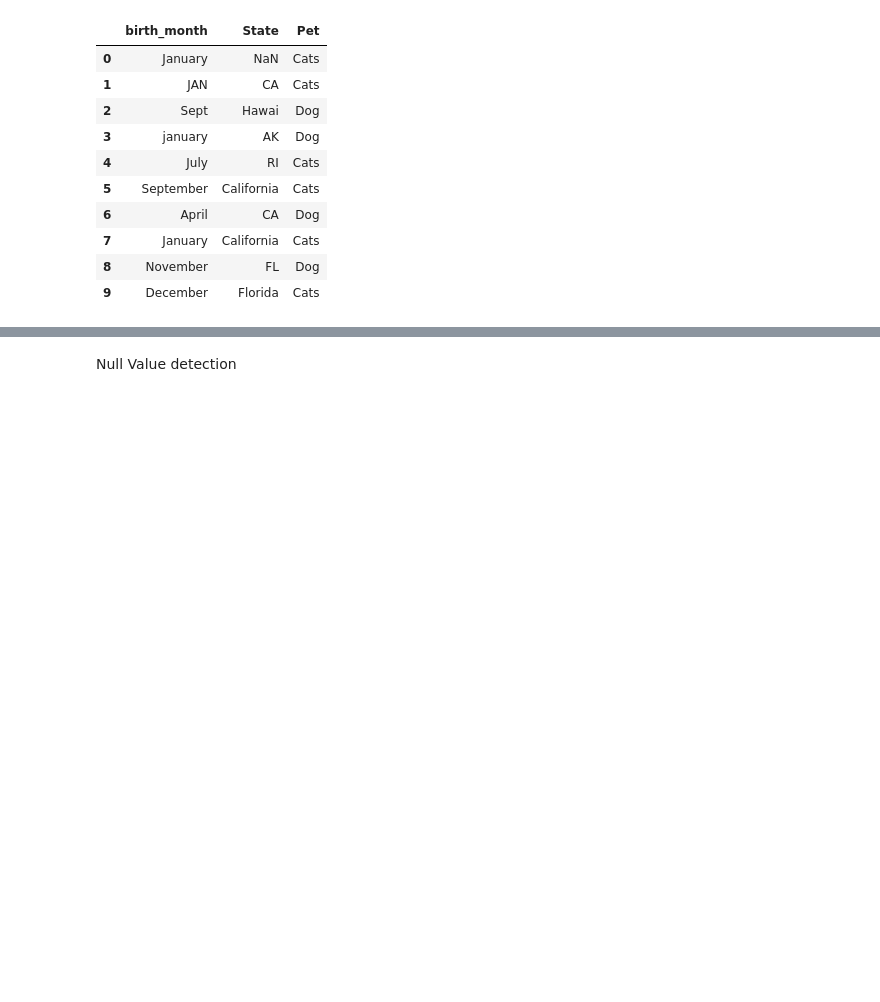
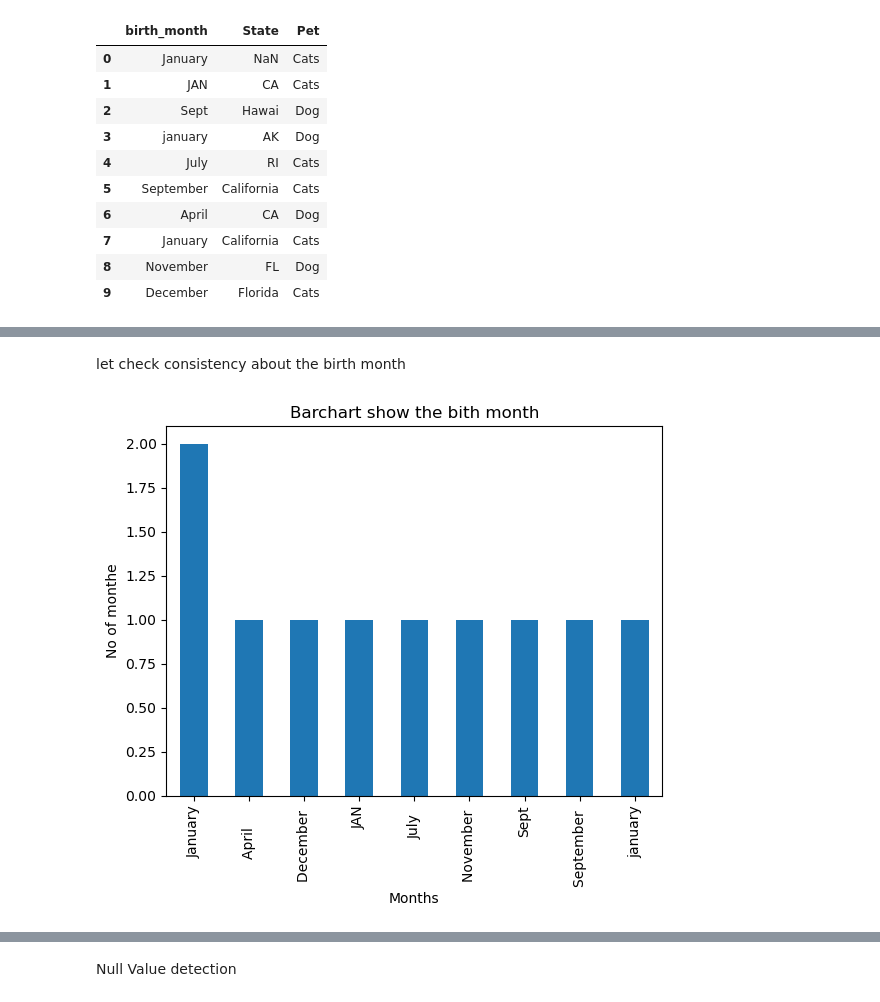
Before and after one commit to AbdulrahmanYusuf/ArewaDS-Machine-Learning-Assignments, a Jupyter notebook: week2/datapre.ipynb, the cells around one changed output, grey strips where cells are left out. Saved outputs shown, nothing was run; the diff lists cells and outputs as text; code cells hidden in the pictures; blank space fills up the shorter version.

```diff
--- a/week2/datapre.ipynb
+++ b/week2/datapre.ipynb
@@ -24,0 +25,11 @@ AttributeError: 'function' object has no attribute 'plot'
+# %% [markdown]
+let check consistency about the birth month
+# %%
+k = form_df.value_counts(form_df['birth_month'].values)
+plt.title('Barchart show the bith month')
+plt.ylabel('No of monthe')
+plt.xlabel('Months')
+k.plot(kind='bar')
+plt.show()
+# %% [output]
+[figure, added]
```
Also changed, not shown: parts of 9 cells of this notebook, 9 other files.
